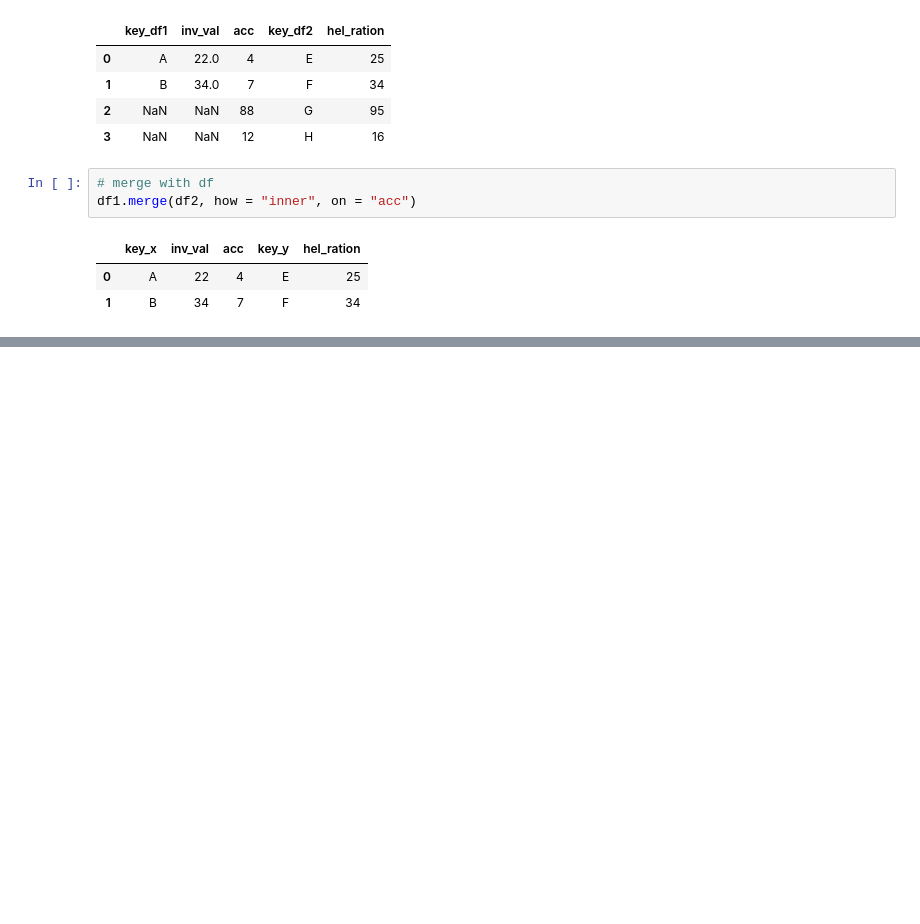
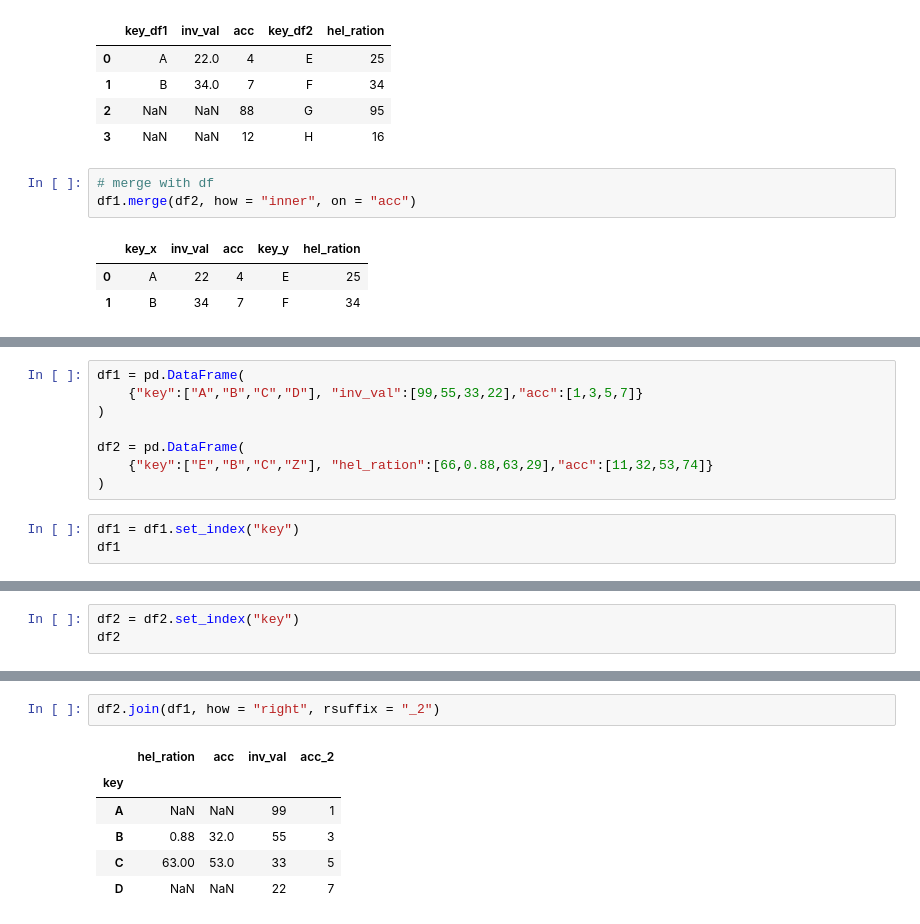
Before and after one commit to Rujanshrestha/data-sci-class01, a Jupyter notebook: Manupulation/Data_integration.ipynb, the cells around one changed output, grey strips where cells are left out. Drawn from its saved outputs; the diff is of its cells as text; blank space fills up the shorter version.

```diff
--- a/Manupulation/Data_integration.ipynb
+++ b/Manupulation/Data_integration.ipynb
@@ -115,0 +118,11 @@ df1.merge(df2, how = "inner", on = "acc")
+# %%
+df1 = pd.DataFrame(
+    {"key":["A","B","C","D"], "inv_val":[99,55,33,22],"acc":[1,3,5,7]}
+)
+
+df2 = pd.DataFrame(
+    {"key":["E","B","C","Z"], "hel_ration":[66,0.88,63,29],"acc":[11,32,53,74]}
+)
+# %%
+df1 = df1.set_index("key")
+df1
@@ -115,0 +136,3 @@ df1.merge(df2, how = "inner", on = "acc")
+# %%
+df2 = df2.set_index("key")
+df2
@@ -115,0 +155,9 @@ df1.merge(df2, how = "inner", on = "acc")
+# %%
+df2.join(df1, how = "right", rsuffix = "_2")
+# %% [output]
+|  | hel_ration | acc | inv_val | acc_2 |
+| key |  |  |  |  |
+| A | NaN | NaN | 99 | 1 |
+| B | 0.88 | 32.0 | 55 | 3 |
+| C | 63.00 | 53.0 | 33 | 5 |
+| D | NaN | NaN | 22 | 7 |
```
Also changed, not shown: parts of 9 cells of this notebook, 1 other file.
